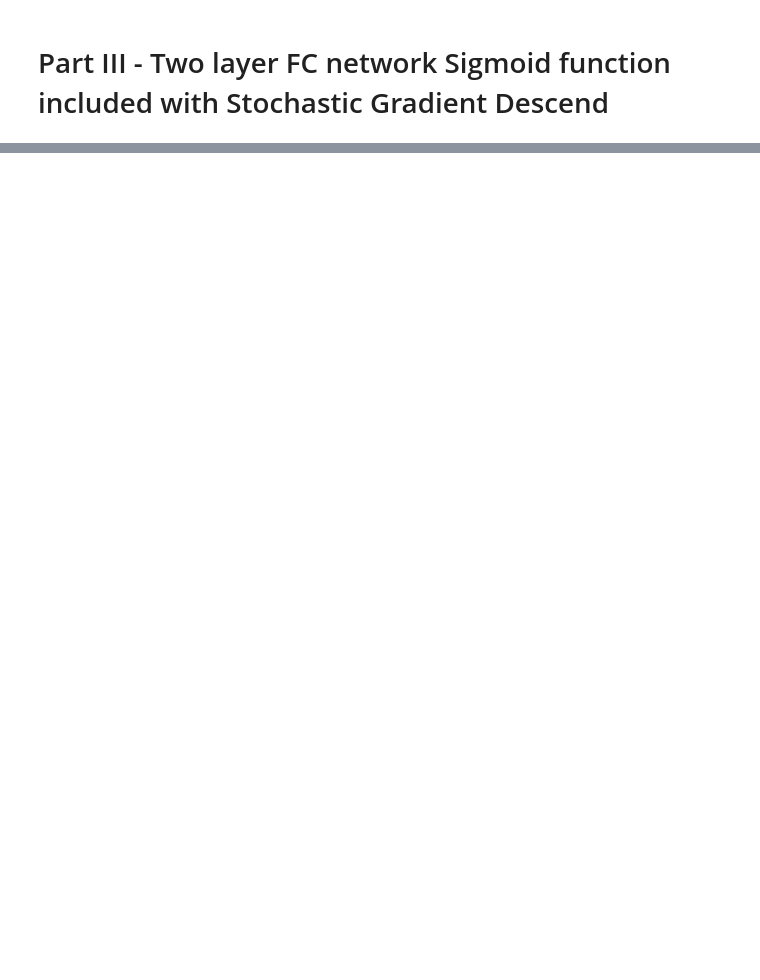
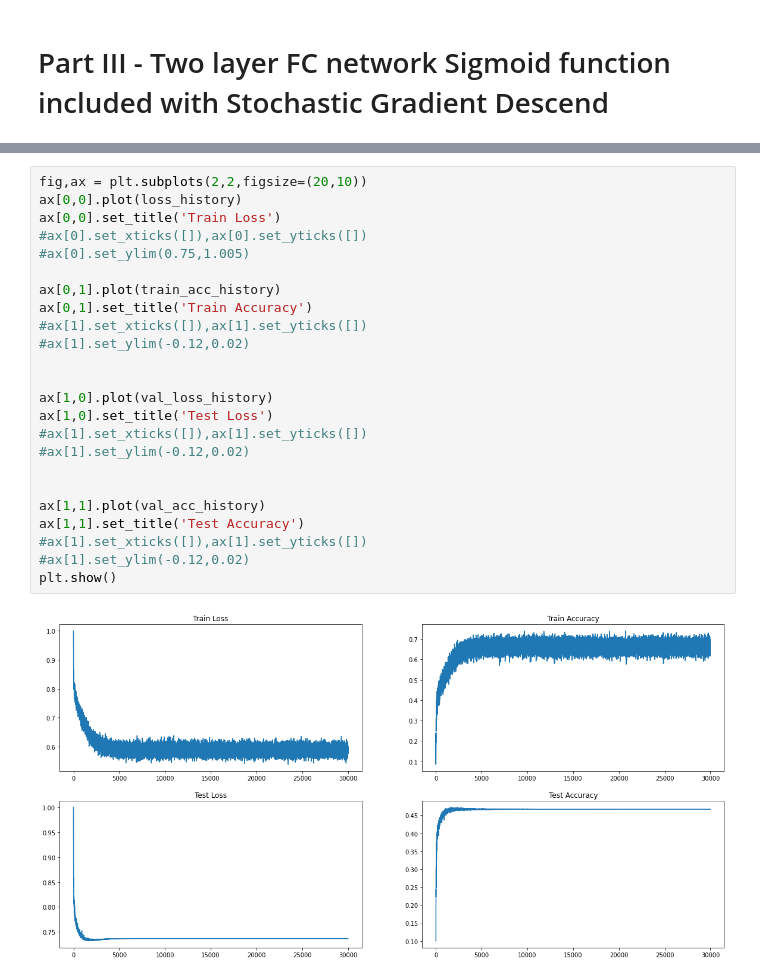
Before and after one commit to sandani98/EN2550_Ass_4, a Jupyter notebook: part-III.ipynb, the cells around one changed output, grey strips where cells are left out. Saved outputs shown, nothing was run; the diff lists cells and outputs as text; blank space fills up the shorter version.

Commit message:
Coded for SGD with a batch size of 500 and obtained the plots

```diff
--- a/part-III.ipynb
+++ b/part-III.ipynb
@@ -100,0 +131,26 @@ iteration 29990 / 30000 : loss 0.899999
+# %%
+fig,ax = plt.subplots(2,2,figsize=(20,10))
+ax[0,0].plot(loss_history)
+ax[0,0].set_title('Train Loss')
+#ax[0].set_xticks([]),ax[0].set_yticks([])
+#ax[0].set_ylim(0.75,1.005)
+
+ax[0,1].plot(train_acc_history)
+ax[0,1].set_title('Train Accuracy')
+#ax[1].set_xticks([]),ax[1].set_yticks([])
+#ax[1].set_ylim(-0.12,0.02)
+
+
+ax[1,0].plot(val_loss_history)
+ax[1,0].set_title('Test Loss')
+#ax[1].set_xticks([]),ax[1].set_yticks([])
+#ax[1].set_ylim(-0.12,0.02)
+
+
+ax[1,1].plot(val_acc_history)
+ax[1,1].set_title('Test Accuracy')
+#ax[1].set_xticks([]),ax[1].set_yticks([])
+#ax[1].set_ylim(-0.12,0.02)
+plt.show()
+# %% [output]
+[figure, added]
```
Also changed, not shown: parts of 2 cells of this notebook.
